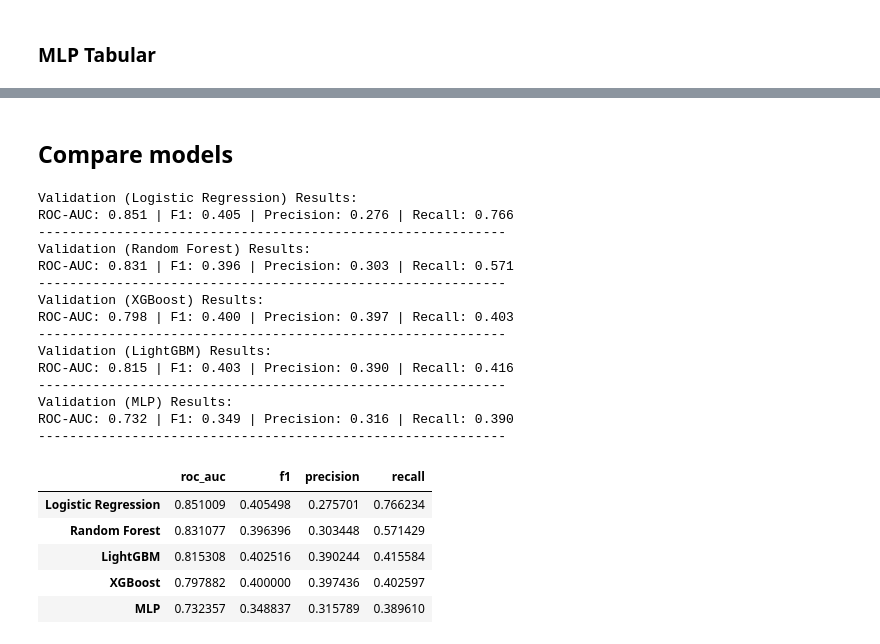
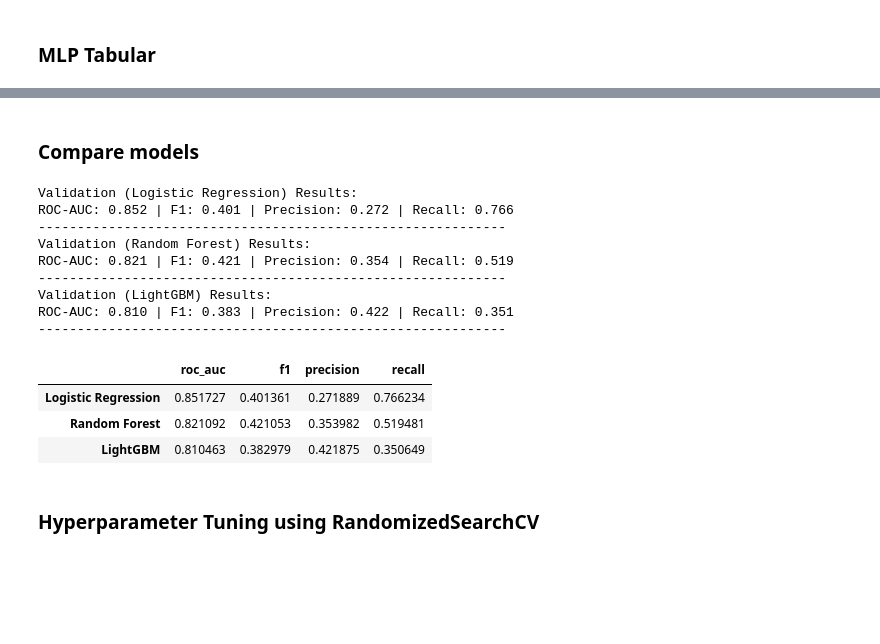
Before and after one commit to FrancoPalavicinoG/cellia, a Jupyter notebook: notebooks/04_training.ipynb, the cells around one changed output, grey strips where cells are left out. Cells and saved outputs as stored; diff of their text form; code cells hidden in the pictures; blank space fills up the shorter version.

Commit message:
Hyperparameter Tuning using RandomizedSearchCV

```diff
--- a/notebooks/04_training.ipynb
+++ b/notebooks/04_training.ipynb
@@ -129,12 +124,2 @@ ROC-AUC: 0.798 | F1: 0.400 | Precision: 0.397 | Recall: 0.403
 # %% [markdown]
 ### LightGBM
-# %%
-lgbm = LGBMClassifier(
-    n_estimators=300,
-    learning_rate=0.05,
-    max_depth=6,
-    random_state=42
-)
-lgbm.fit(X_train, y_train)
-
-evaluate_model(lgbm, X_val, y_val, "Validation (LightGBM)")
@@ -163,7 +126,19 @@ ROC-AUC: 0.815 | F1: 0.403 | Precision: 0.390 | Recall: 0.416
+# %%
+lgbm = LGBMClassifier(
+    n_estimators=300,      # number of iterations
+    max_depth=6,           # maximum tree depth
+    num_leaves=31,         # leaves per tree
+    learning_rate=0.05,    # learning rate
+    min_child_samples=20,  # minimum samples per leaf node
+    subsample=0.8,         # fraction of data per tree
+    colsample_bytree=0.8,  # fraction of features per tree
+    random_state=42,
+    scale_pos_weight=1     # class balancing if not using SMOTE
+)
 # %% [markdown]
 ### MLP Tabular
 # %%
-mlp = MLPClassifier(hidden_layer_sizes=(64, 32), max_iter=300, random_state=42)
-mlp.fit(X_train, y_train)
+# mlp = MLPClassifier(hidden_layer_sizes=(64, 32), max_iter=300, random_state=42)
+# mlp.fit(X_train, y_train)
 
-evaluate_model(mlp, X_val, y_val, "Validation (MLP)")
+# evaluate_model(mlp, X_val, y_val, "Validation (MLP)")
@@ -177,0 +147,11 @@ ROC-AUC: 0.732 | F1: 0.349 | Precision: 0.316 | Recall: 0.390
+# %%
+models = {"Logistic Regression": log_reg,
+          "Random Forest": rf,
+          "LightGBM": lgbm}
+
+results = {}
+
+for name, model in models.items():
+    print(f"Training {name}...")
+    model.fit(X_train, y_train)
+    results[name] = evaluate_model(model, X_val, y_val, f"Validation ({name})")
@@ -178,39 +176,31 @@ ROC-AUC: 0.732 | F1: 0.349 | Precision: 0.316 | Recall: 0.390
 # %% [markdown]
-## Compare models
+### Compare models
 # %%
 models = {
     "Logistic Regression": log_reg,
     "Random Forest": rf,
-    "XGBoost": xgb,
     "LightGBM": lgbm,
-    "MLP": mlp
 }
 
 results = {}
 for name, model in models.items():
     results[name] = evaluate_model(model, X_val, y_val, f"Validation ({name})")
 
 results_df = pd.DataFrame(results).T
 results_df.sort_values("roc_auc", ascending=False)
 # %% [output]
 Validation (Logistic Regression) Results:
-ROC-AUC: 0.851 | F1: 0.405 | Precision: 0.276 | Recall: 0.766
+ROC-AUC: 0.852 | F1: 0.401 | Precision: 0.272 | Recall: 0.766
 ------------------------------------------------------------
 Validation (Random Forest) Results:
-ROC-AUC: 0.831 | F1: 0.396 | Precision: 0.303 | Recall: 0.571
-------------------------------------------------------------
-Validation (XGBoost) Results:
-ROC-AUC: 0.798 | F1: 0.400 | Precision: 0.397 | Recall: 0.403
+ROC-AUC: 0.821 | F1: 0.421 | Precision: 0.354 | Recall: 0.519
 ------------------------------------------------------------
 Validation (LightGBM) Results:
-ROC-AUC: 0.815 | F1: 0.403 | Precision: 0.390 | Recall: 0.416
+ROC-AUC: 0.810 | F1: 0.383 | Precision: 0.422 | Recall: 0.351
 ------------------------------------------------------------
-Validation (MLP) Results:
-ROC-AUC: 0.732 | F1: 0.349 | Precision: 0.316 | Recall: 0.390
-------------------------------------------------------------
 |  | roc_auc | f1 | precision | recall |
-| Logistic Regression | 0.851009 | 0.405498 | 0.275701 | 0.766234 |
-| Random Forest | 0.831077 | 0.396396 | 0.303448 | 0.571429 |
-| LightGBM | 0.815308 | 0.402516 | 0.390244 | 0.415584 |
-| XGBoost | 0.797882 | 0.400000 | 0.397436 | 0.402597 |
-| MLP | 0.732357 | 0.348837 | 0.315789 | 0.389610 |
+| Logistic Regression | 0.851727 | 0.401361 | 0.271889 | 0.766234 |
+| Random Forest | 0.821092 | 0.421053 | 0.353982 | 0.519481 |
+| LightGBM | 0.810463 | 0.382979 | 0.421875 | 0.350649 |
+# %% [markdown]
+### Hyperparameter Tuning using RandomizedSearchCV
```
Also changed, not shown: parts of 14 cells of this notebook.
